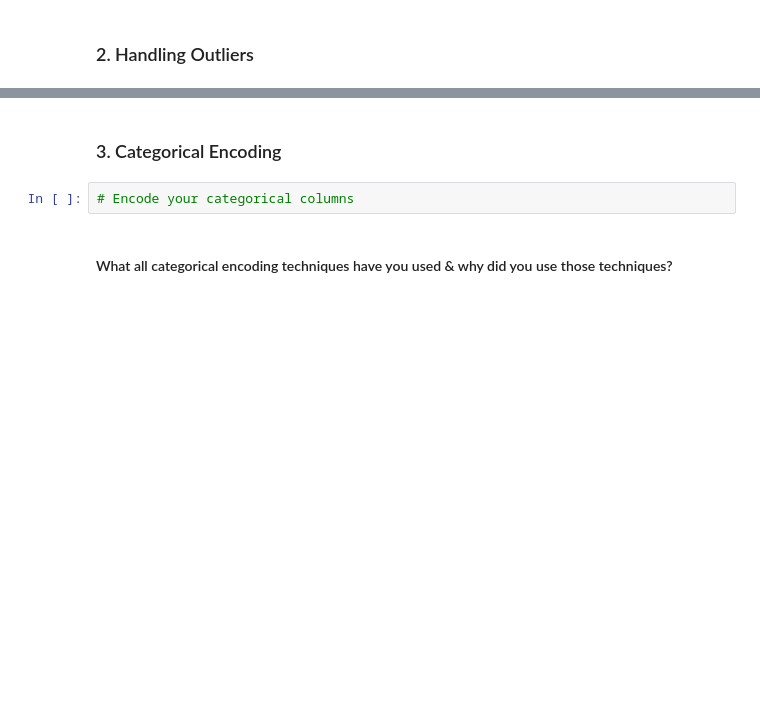
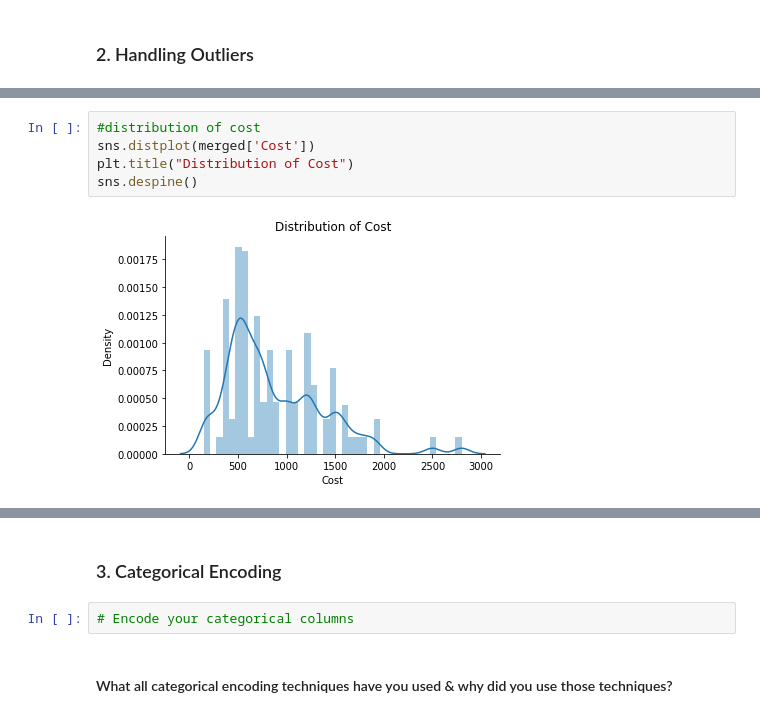
Before and after one commit to abhinav4201/UnSupervised-ML-Zomato-Restaurant-Clustering-and-Sentiment-Analysis, a Jupyter notebook: UnSupervised_ML_Zomato_Restaurant_Clustering_and_Sentiment_Analysis_capstone_project_4.ipynb, the cells around one changed output, grey strips where cells are left out. Cells and saved outputs as stored; diff of their text form; blank space fills up the shorter version.

```diff
--- a/UnSupervised_ML_Zomato_Restaurant_Clustering_and_Sentiment_Analysis_capstone_project_4.ipynb
+++ b/UnSupervised_ML_Zomato_Restaurant_Clustering_and_Sentiment_Analysis_capstone_project_4.ipynb
@@ -1263,0 +1410,7 @@ Answer Here.
+# %%
+#distribution of cost
+sns.distplot(merged['Cost'])
+plt.title("Distribution of Cost")
+sns.despine()
+# %% [output]
+[figure, added]
```
Also changed, not shown: parts of 41 cells of this notebook.
